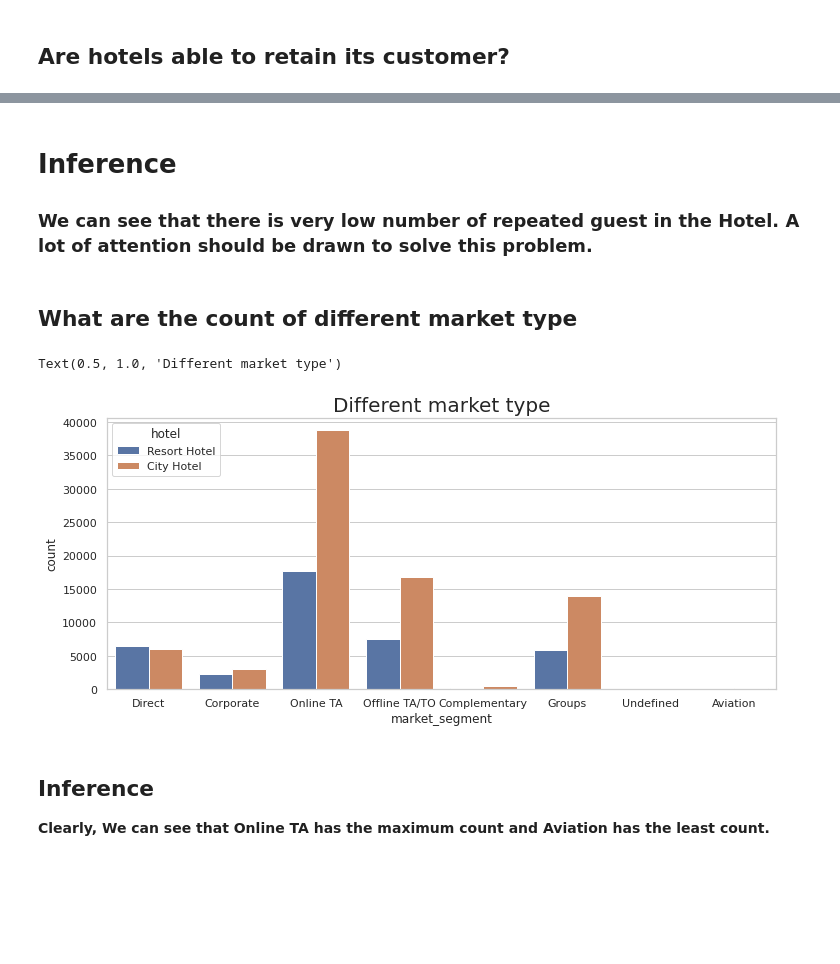
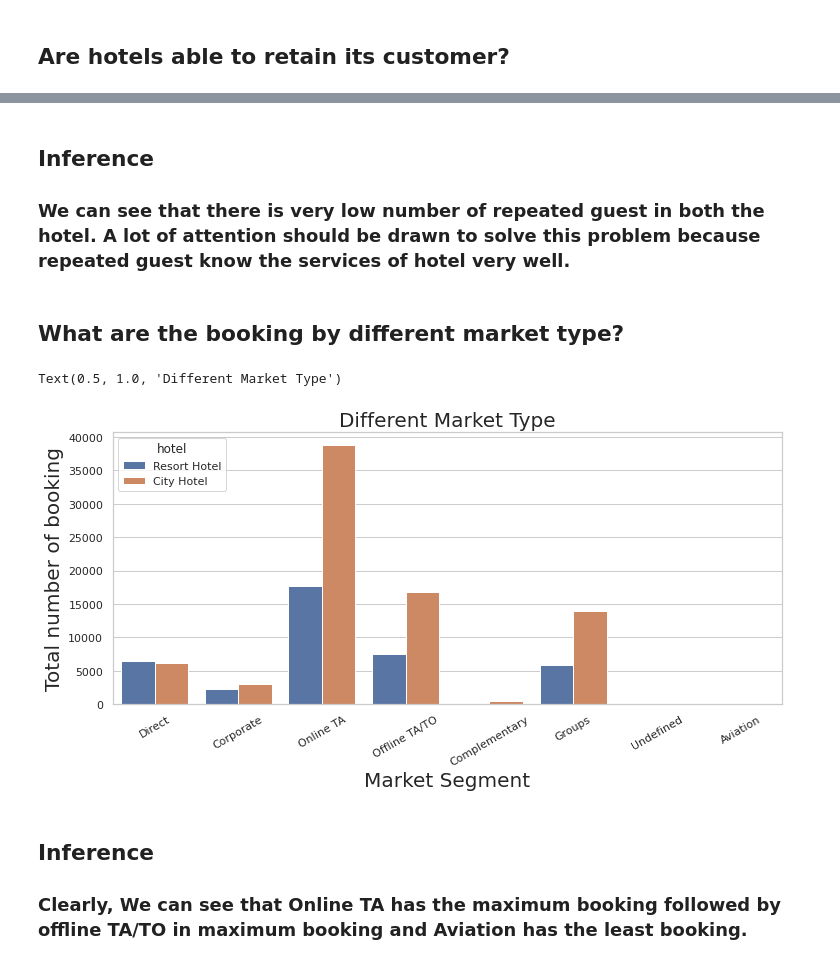
Before and after one commit to Jitesh-333/Capstone_Project, a Jupyter notebook: Hotel_Booking_Analysis_Capstone_Project.ipynb, the cells around one changed output, grey strips where cells are left out. Cells and saved outputs as stored; diff of their text form; code cells hidden in the pictures; blank space fills up the shorter version.

```diff
--- a/Hotel_Booking_Analysis_Capstone_Project.ipynb
+++ b/Hotel_Booking_Analysis_Capstone_Project.ipynb
@@ -349,14 +353,18 @@ plt.legend(['New guest', 'Repeated guest'])
 # %% [markdown]
-# **Inference**
-### **We can see that there is very low  number of repeated guest in the Hotel. A lot of attention should be drawn to solve this problem.**
+## **Inference**
+### **We can see that there is very low  number of repeated guest in both the hotel. A lot of attention should be drawn to solve this problem because repeated guest know the services of hotel very well.**
 # %% [markdown]
-## What are the count of different market type
+## **What are the booking by different market type?**
 # %%
 plt.figure(figsize=(12,5))
-sns.countplot(x='market_segment', hue='hotel', data=df).set_title('Different market type', fontsize = 20)
+sns.countplot(x='market_segment', hue='hotel', data=df)
+plt.ylabel("Total number of booking",fontsize = 20)
+plt.xlabel("Market Segment",fontsize = 20)
+p = plt.xticks(rotation=30)
+plt.title("Different Market Type",fontsize = 20)
 # %% [output]
-Text(0.5, 1.0, 'Different market type')
+Text(0.5, 1.0, 'Different Market Type')
-[figure, old version]
+[figure, new version]
 # %% [markdown]
 ## **Inference**
-**Clearly, We can see that Online TA has the maximum count and Aviation has the least count.**
+### **Clearly, We can see that Online TA has the maximum booking followed by offline TA/TO in maximum booking and Aviation has the least booking.**
```
Also changed, not shown: parts of 20 cells of this notebook.
